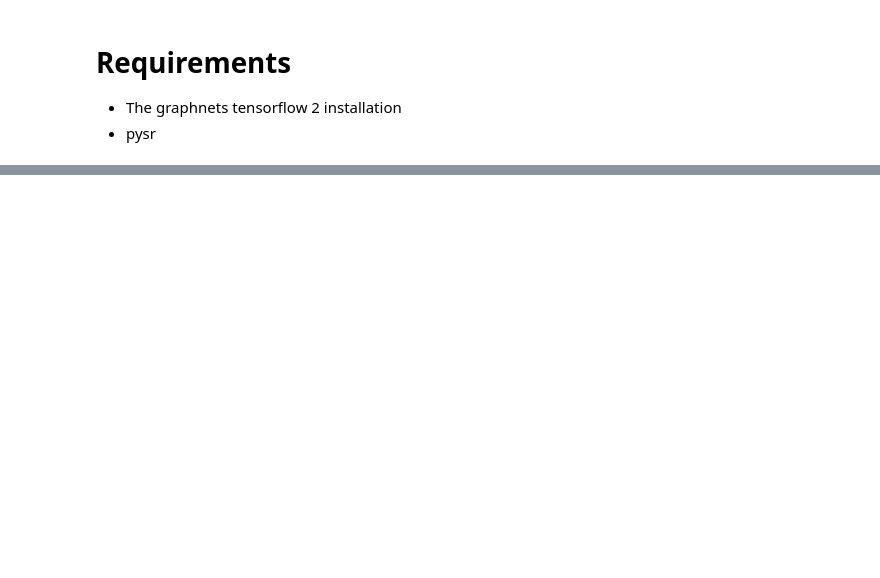
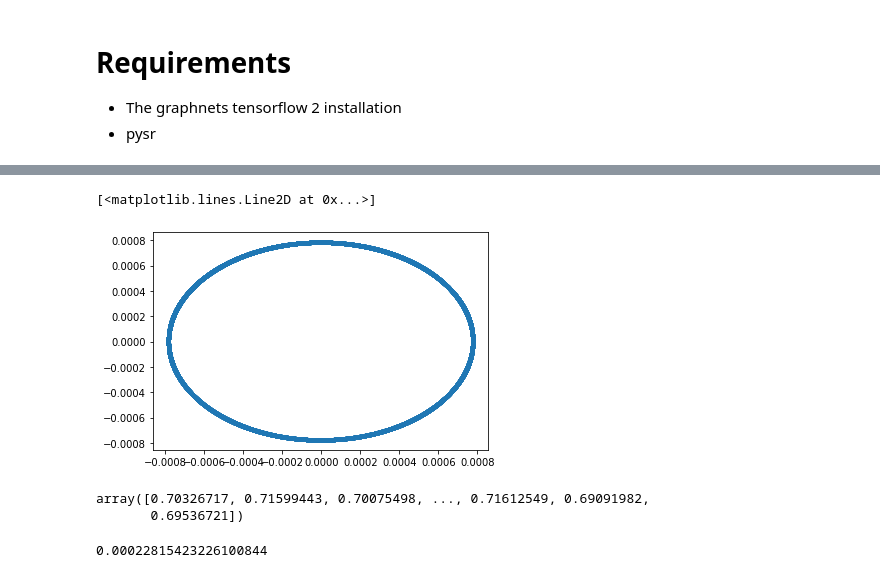
Before and after one commit to Pablo-Lemos/orbits, a Jupyter notebook: planets_tf2.ipynb, the cells around one changed output, grey strips where cells are left out. Saved outputs shown, nothing was run; the diff lists cells and outputs as text; code cells hidden in the pictures; blank space fills up the shorter version.

```diff
--- a/planets_tf2.ipynb
+++ b/planets_tf2.ipynb
@@ -500,0 +819,14 @@ tf.keras.__version__
+# %%
+plt.plot(F_val[:,1,0]/masses[1], F_val[:,1,1]/masses[1], '.')
+# %% [output]
+[<matplotlib.lines.Line2D at 0x...>]
+[figure, added]
+# %%
+np.linalg.norm(F_val[:,3,:], axis=-1)/masses[2]/np.linalg.norm(data_val[:,2,3:], axis=-1)
+# %% [output]
+array([0.70326717, 0.71599443, 0.70075498, ..., 0.71612549, 0.69091982,
+       0.69536721])
+# %%
+delta_time
+# %% [output]
+0.00022815423226100844
```
Also changed, not shown: parts of 61 cells of this notebook.
